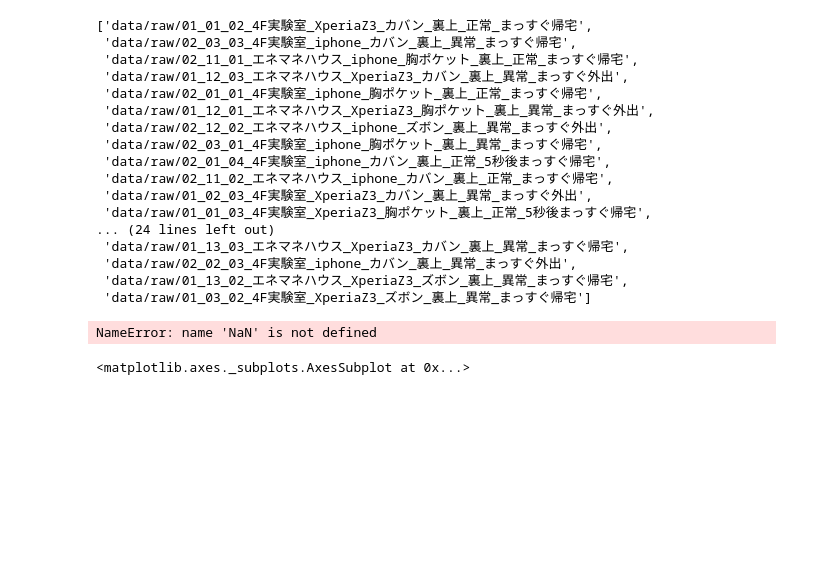
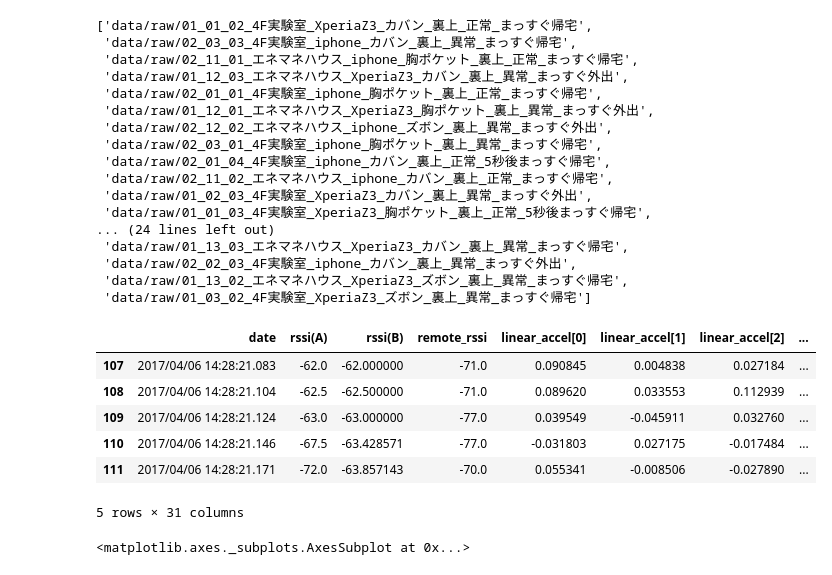
Before and after one commit to refluster/jupyter, a Jupyter notebook: 009.dkj_learn/datasets.ipynb, the cells around one changed output. Saved outputs shown, nothing was run; the diff lists cells and outputs as text; code cells hidden in the pictures; blank space fills up the shorter version.

Commit message:
interpolate NaN

```diff
--- a/009.dkj_learn/datasets.ipynb
+++ b/009.dkj_learn/datasets.ipynb
@@ -23,29 +23,39 @@ d
 # %%
 import numpy as np
 import pandas as pd
 from matplotlib import pyplot as plt
 %matplotlib inline
 f = glob.glob(d[0] + '/*.csv')
 df = pd.read_csv(f[0])
 
 # remove unsaved parameters
 del df['temperature']
 del df['humidity']
 del df['proximity']
 
 # remove data while rssi is not recorded
 first_rssi_idx = np.where(df['rssi(A)'].as_matrix() != -1)[0][0]
 first_rssi_idx
 df = df.ix[first_rssi_idx:, :]
 
 # adjust the value of button pushed data
 df.loc[df['btn_push'] == -1, 'btn_push'] = 0
 
-df[df == -1] = NaN
+# convert -1 to NaN
+df[df == -1] = np.nan
+
+#
+df = df.apply(pd.Series.interpolate)
 
 df.head()
 # %% [output]
+|  | date | rssi(A) | rssi(B) | remote_rssi | linear_accel[0] | linear_accel[1] | linear_accel[2] | ... |
+| 107 | 2017/04/06 14:28:21.083 | -62.0 | -62.000000 | -71.0 | 0.090845 | 0.004838 | 0.027184 | ... |
+| 108 | 2017/04/06 14:28:21.104 | -62.5 | -62.500000 | -71.0 | 0.089620 | 0.033553 | 0.112939 | ... |
+| 109 | 2017/04/06 14:28:21.124 | -63.0 | -63.000000 | -77.0 | 0.039549 | -0.045911 | 0.032760 | ... |
+| 110 | 2017/04/06 14:28:21.146 | -67.5 | -63.428571 | -77.0 | -0.031803 | 0.027175 | -0.017484 | ... |
+| 111 | 2017/04/06 14:28:21.171 | -72.0 | -63.857143 | -70.0 | 0.055341 | -0.008506 | -0.027890 | ... |
-NameError: name 'NaN' is not defined
+5 rows × 31 columns
 # %%
 data[['rssi(A)']].plot()
 # %% [output]
```
